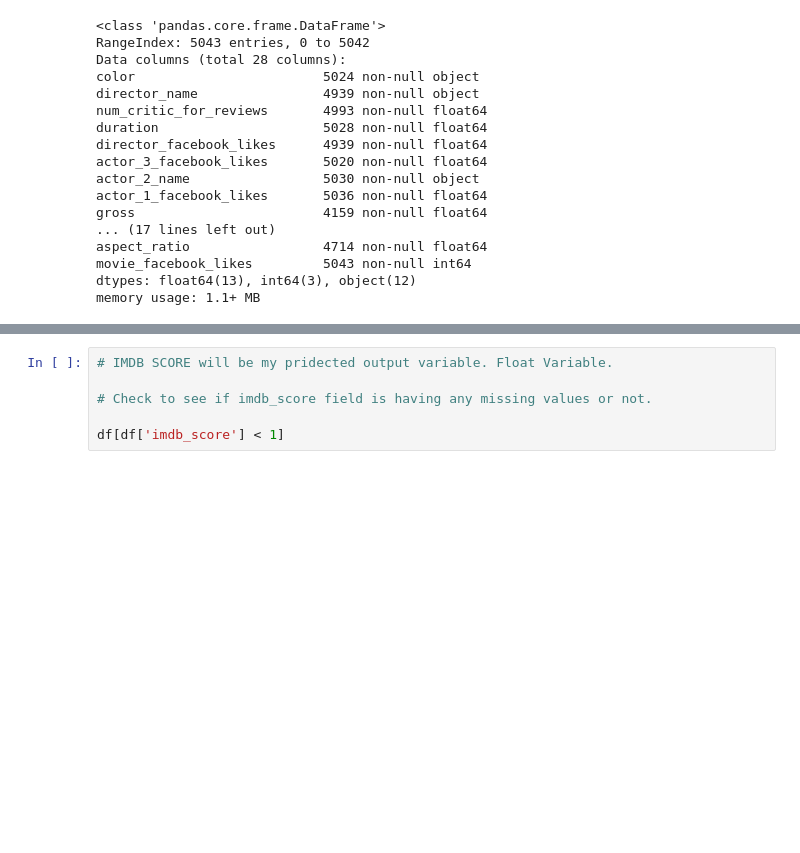
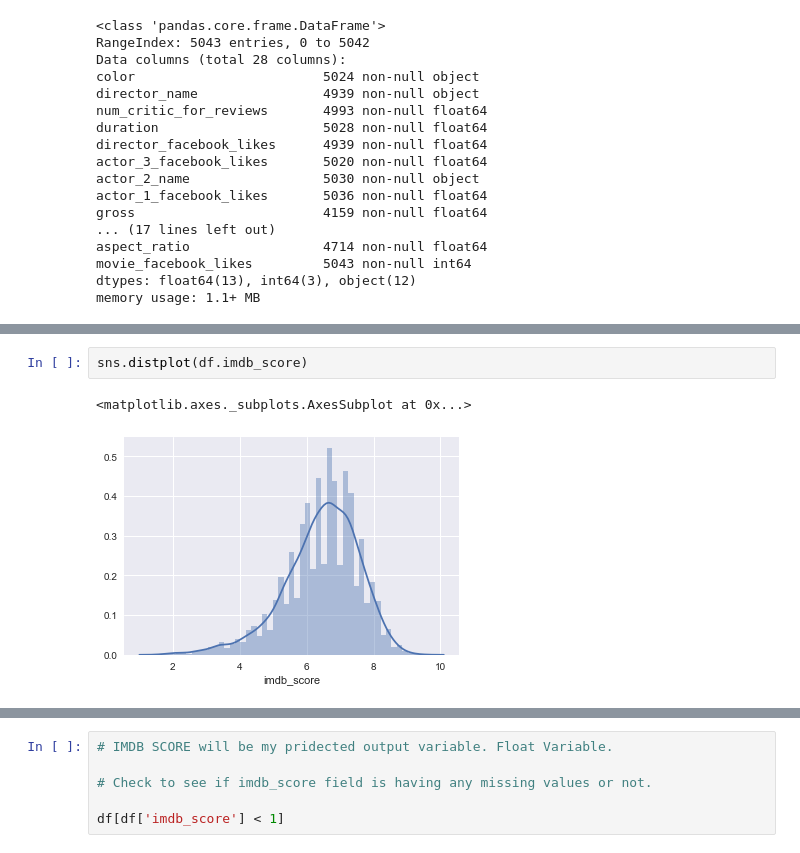
Before and after one commit to chatkausik/First-Capstone-Project, a Jupyter notebook: Capstone_1_movierecmnd_iter_1.ipynb, the cells around one changed output, grey strips where cells are left out. Cells and saved outputs as stored; diff of their text form; blank space fills up the shorter version.

```diff
--- a/Capstone_1_movierecmnd_iter_1.ipynb
+++ b/Capstone_1_movierecmnd_iter_1.ipynb
@@ -114,0 +143,5 @@ df['imdb_score'].plot(kind='hist', title='HISTOGRAM OF IMDB MOVIE SCORE(1-10)')
+# %%
+sns.distplot(df.imdb_score)
+# %% [output]
+<matplotlib.axes._subplots.AxesSubplot at 0x...>
+[figure, added]
```
Also changed, not shown: parts of 41 cells of this notebook.
